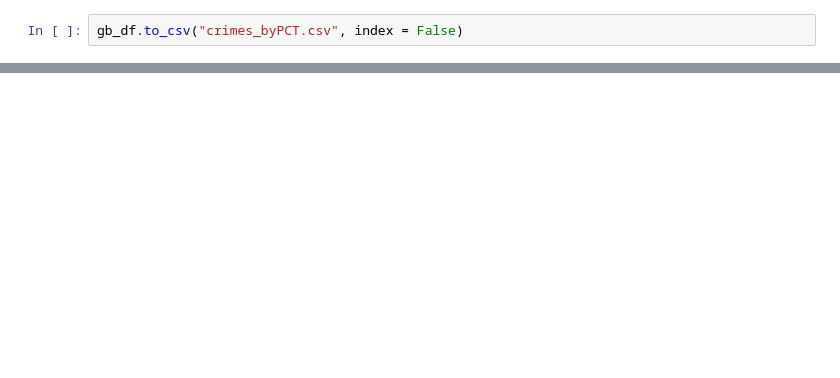
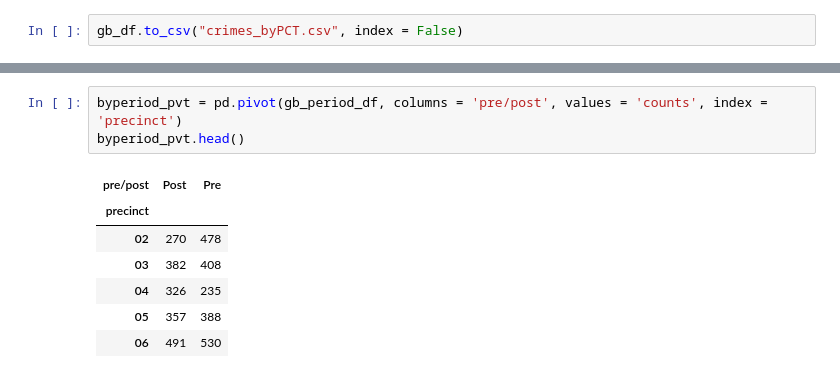
Before and after one commit to anavarrete-uc/CAPP30239_FA22, a Jupyter notebook: data/data_cleaning.ipynb, the cells around one changed output, grey strips where cells are left out. Drawn from its saved outputs; the diff is of its cells as text; blank space fills up the shorter version.

```diff
--- a/data/data_cleaning.ipynb
+++ b/data/data_cleaning.ipynb
@@ -61,0 +152,11 @@ gb_df.to_csv("crimes_byPCT.csv", index = False)
+# %%
+byperiod_pvt = pd.pivot(gb_period_df, columns = 'pre/post', values = 'counts', index = 'precinct')
+byperiod_pvt.head()
+# %% [output]
+| pre/post | Post | Pre |
+| precinct |  |  |
+| 02 | 270 | 478 |
+| 03 | 382 | 408 |
+| 04 | 326 | 235 |
+| 05 | 357 | 388 |
+| 06 | 491 | 530 |
```
Also changed, not shown: parts of 20 cells of this notebook, 19 other files.
